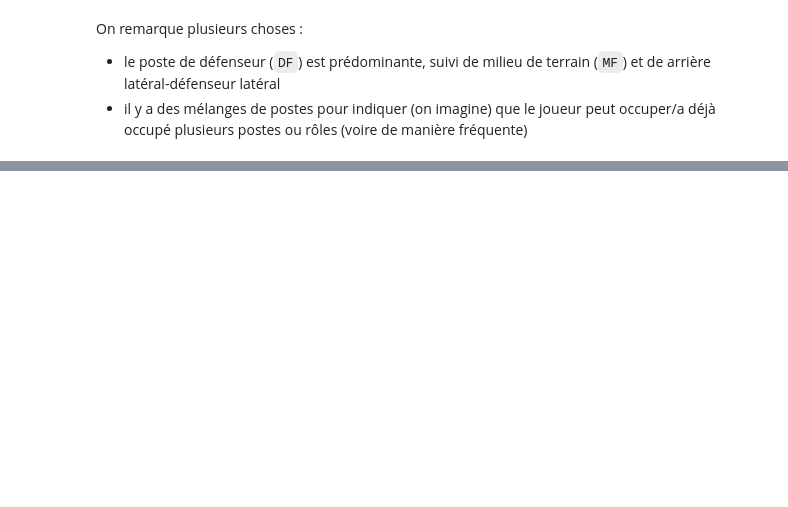
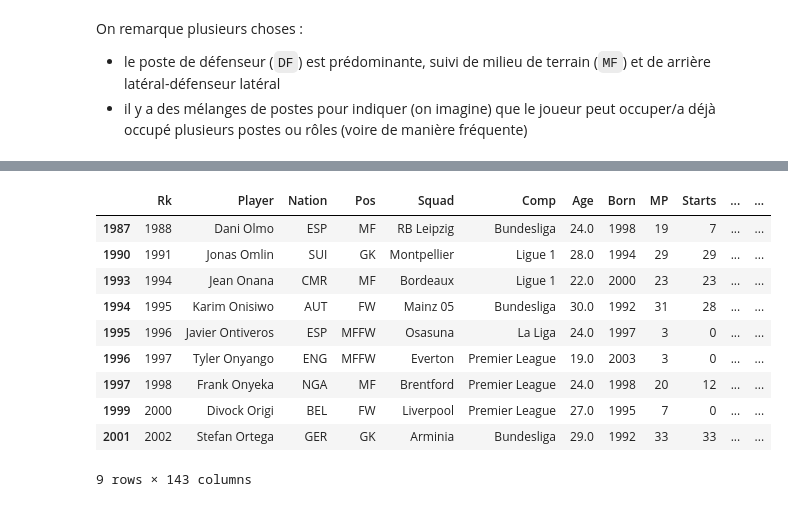
Before and after one commit to ThierryKunda/prediction-ballon-d-or, a Jupyter notebook: introduction.ipynb, the cells around one changed output, grey strips where cells are left out. Drawn from its saved outputs; the diff is of its cells as text; code cells hidden in the pictures; blank space fills up the shorter version.

```diff
--- a/introduction.ipynb
+++ b/introduction.ipynb
@@ -415,0 +477,14 @@ On remarque plusieurs choses :
+# %%
+df_orig[np.in1d(df_orig['Rk'], remarquables)]
+# %% [output]
+|  | Rk | Player | Nation | Pos | Squad | Comp | Age | Born | MP | Starts | ... | ... |
+| 1987 | 1988 | Dani Olmo | ESP | MF | RB Leipzig | Bundesliga | 24.0 | 1998 | 19 | 7 | ... | ... |
+| 1990 | 1991 | Jonas Omlin | SUI | GK | Montpellier | Ligue 1 | 28.0 | 1994 | 29 | 29 | ... | ... |
+| 1993 | 1994 | Jean Onana | CMR | MF | Bordeaux | Ligue 1 | 22.0 | 2000 | 23 | 23 | ... | ... |
+| 1994 | 1995 | Karim Onisiwo | AUT | FW | Mainz 05 | Bundesliga | 30.0 | 1992 | 31 | 28 | ... | ... |
+| 1995 | 1996 | Javier Ontiveros | ESP | MFFW | Osasuna | La Liga | 24.0 | 1997 | 3 | 0 | ... | ... |
+| 1996 | 1997 | Tyler Onyango | ENG | MFFW | Everton | Premier League | 19.0 | 2003 | 3 | 0 | ... | ... |
+| 1997 | 1998 | Frank Onyeka | NGA | MF | Brentford | Premier League | 24.0 | 1998 | 20 | 12 | ... | ... |
+| 1999 | 2000 | Divock Origi | BEL | FW | Liverpool | Premier League | 27.0 | 1995 | 7 | 0 | ... | ... |
+| 2001 | 2002 | Stefan Ortega | GER | GK | Arminia | Bundesliga | 29.0 | 1992 | 33 | 33 | ... | ... |
+9 rows × 143 columns
```
Also changed, not shown: parts of 37 cells of this notebook.
